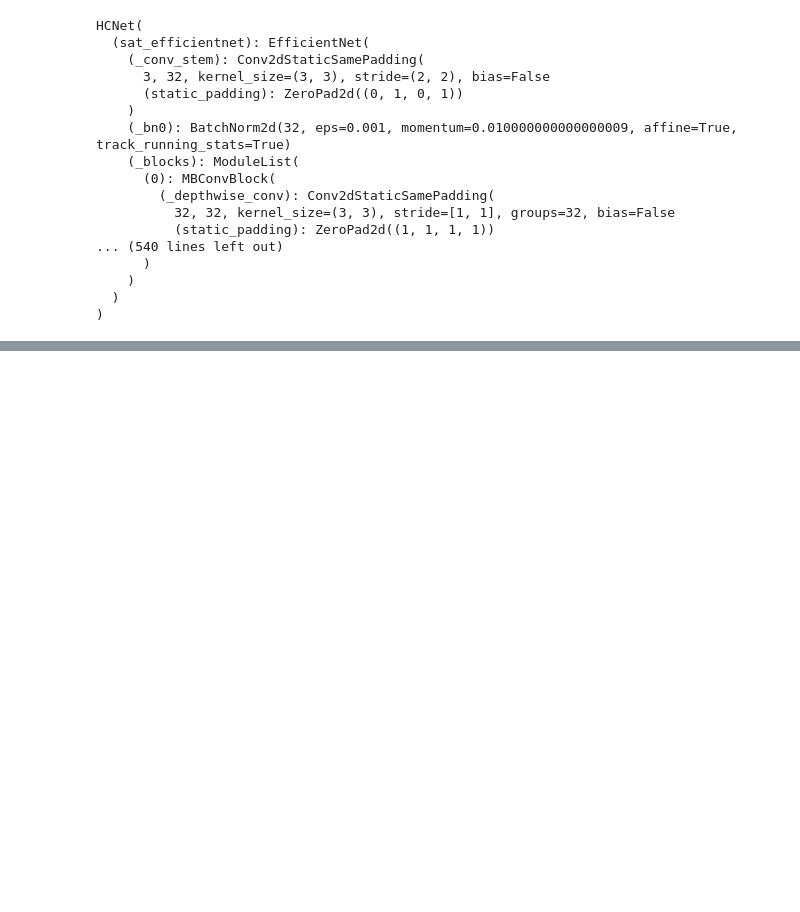
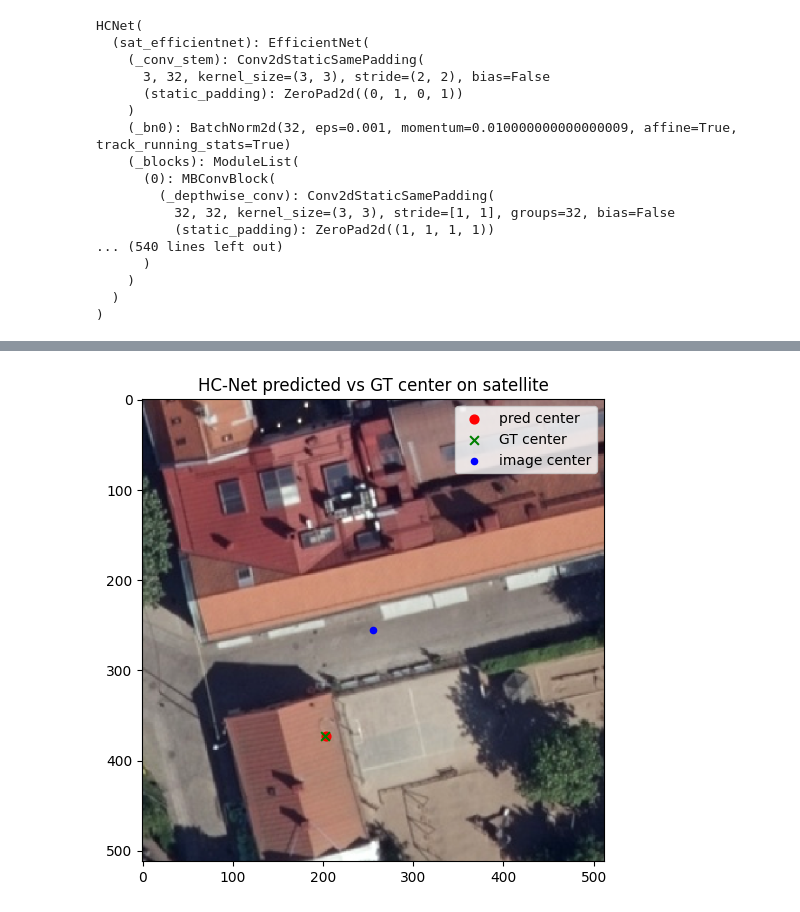
Before and after one commit to ifinckh/2025_sem_proj_FINCKH_VITA, a Jupyter notebook: evaluate_model.ipynb, the cells around one changed output, grey strips where cells are left out. Drawn from its saved outputs; the diff is of its cells as text; code cells hidden in the pictures; blank space fills up the shorter version.

```diff
--- a/evaluate_model.ipynb
+++ b/evaluate_model.ipynb
@@ -319,3 +330,30 @@ plt.show()
+# %%
+# prepare image for plotting
+img_np = sat_img[0].detach().cpu().numpy()  # (3,H,W)
+img_np = np.transpose(img_np, (1,2,0))      # (H,W,3)
+
+# convert any normalization back to [0,1] if needed
+img_np = (img_np - img_np.min()) / (img_np.max() - img_np.min() + 1e-6)
+
+plt.figure(figsize=(6,6))
+plt.imshow(img_np, origin='upper')
+
+# plot predicted center (red) and GT center (green)
+px, py = x_pred[0].detach().cpu().numpy()
+gx, gy = x_gt[0].detach().cpu().numpy()
+
+plt.scatter([px], [py], c='r', s=40, label='pred center')
+plt.scatter([gx], [gy], c='g', s=40, marker='x', label='GT center')
+
+# also mark image center
+plt.scatter([cx], [cy], c='b', s=20, label='image center')
+
+plt.legend()
+plt.gca().set_aspect('equal')
+plt.title("HC-Net predicted vs GT center on satellite")
+plt.show()
+# %% [output]
+[figure, added]
 # %%
 B, _, H, W = sat_img.shape
 sz = [B,1,H,W]
```
Also changed, not shown: parts of 18 cells of this notebook, 14 other files.
